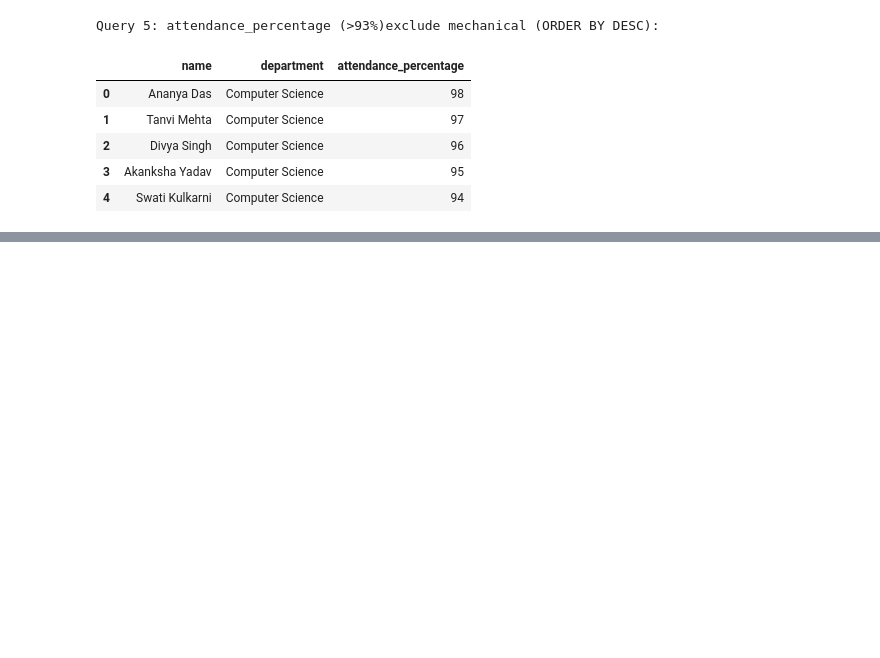
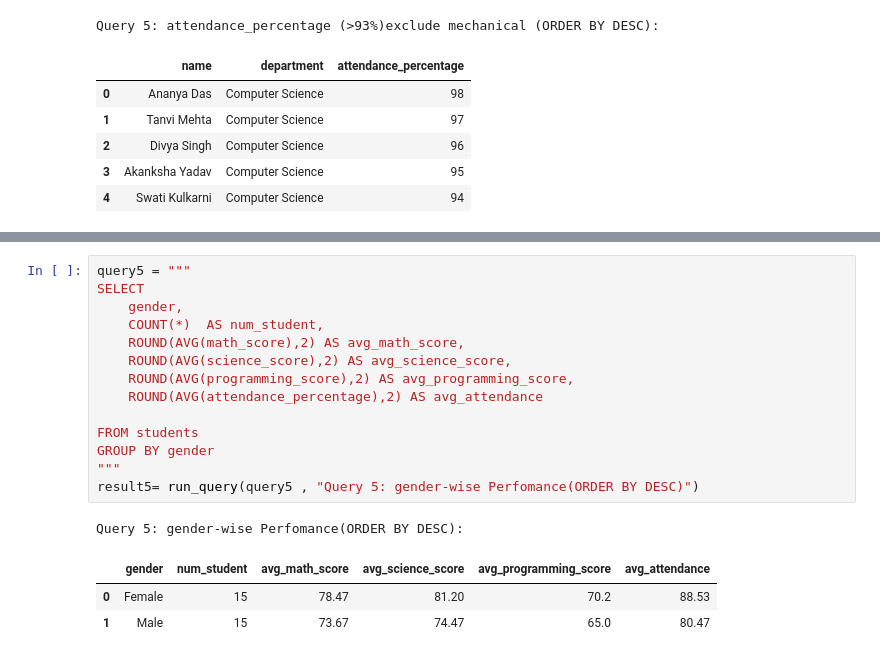
Before and after one commit to santhosh-kumar1928/santhoshkumar-codeboosters-2026, a Jupyter notebook: day2/day_2.ipynb, the cells around one changed output, grey strips where cells are left out. Saved outputs shown, nothing was run; the diff lists cells and outputs as text; blank space fills up the shorter version.

```diff
--- a/day2/day_2.ipynb
+++ b/day2/day_2.ipynb
@@ -167,0 +237,19 @@ Query 5: attendance_percentage (>93%)exclude mechanical (ORDER BY DESC):
+# %%
+query5 = """
+SELECT
+    gender,
+    COUNT(*)  AS num_student,
+    ROUND(AVG(math_score),2) AS avg_math_score,
+    ROUND(AVG(science_score),2) AS avg_science_score,
+    ROUND(AVG(programming_score),2) AS avg_programming_score,
+    ROUND(AVG(attendance_percentage),2) AS avg_attendance
+
+FROM students
+GROUP BY gender
+"""
+result5= run_query(query5 , "Query 5: gender-wise Perfomance(ORDER BY DESC)")
+# %% [output]
+Query 5: gender-wise Perfomance(ORDER BY DESC):
+|  | gender | num_student | avg_math_score | avg_science_score | avg_programming_score | avg_attendance |
+| 0 | Female | 15 | 78.47 | 81.20 | 70.2 | 88.53 |
+| 1 | Male | 15 | 73.67 | 74.47 | 65.0 | 80.47 |
```
Also changed, not shown: parts of 7 cells of this notebook.
